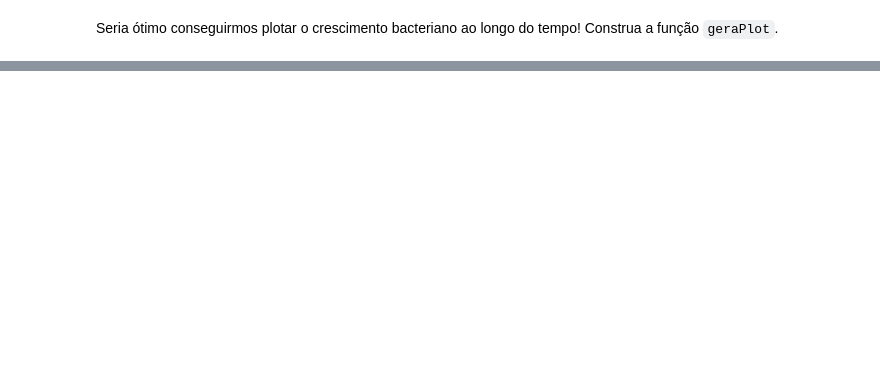
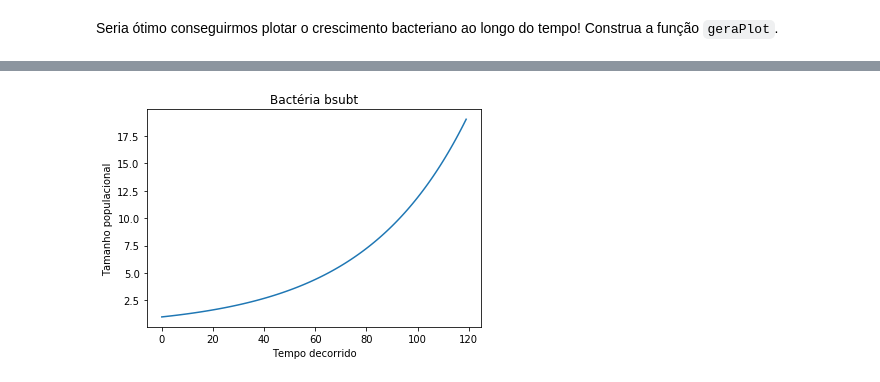
Before and after one commit to pedrosiracusa/curso_intro_prog_biol, a Jupyter notebook: projetos/baccalc.ipynb, the cells around one changed output, grey strips where cells are left out. Cells and saved outputs as stored; diff of their text form; code cells hidden in the pictures; blank space fills up the shorter version.

```diff
--- a/projetos/baccalc.ipynb
+++ b/projetos/baccalc.ipynb
@@ -74,0 +186,4 @@ def geraPlot( tempoFinal ):
+# %%
+geraPlot( tempoFinal=120, bac='bsubt' )
+# %% [output]
+[figure, added]
```
Also changed, not shown: parts of 18 cells of this notebook, 5 other files.
